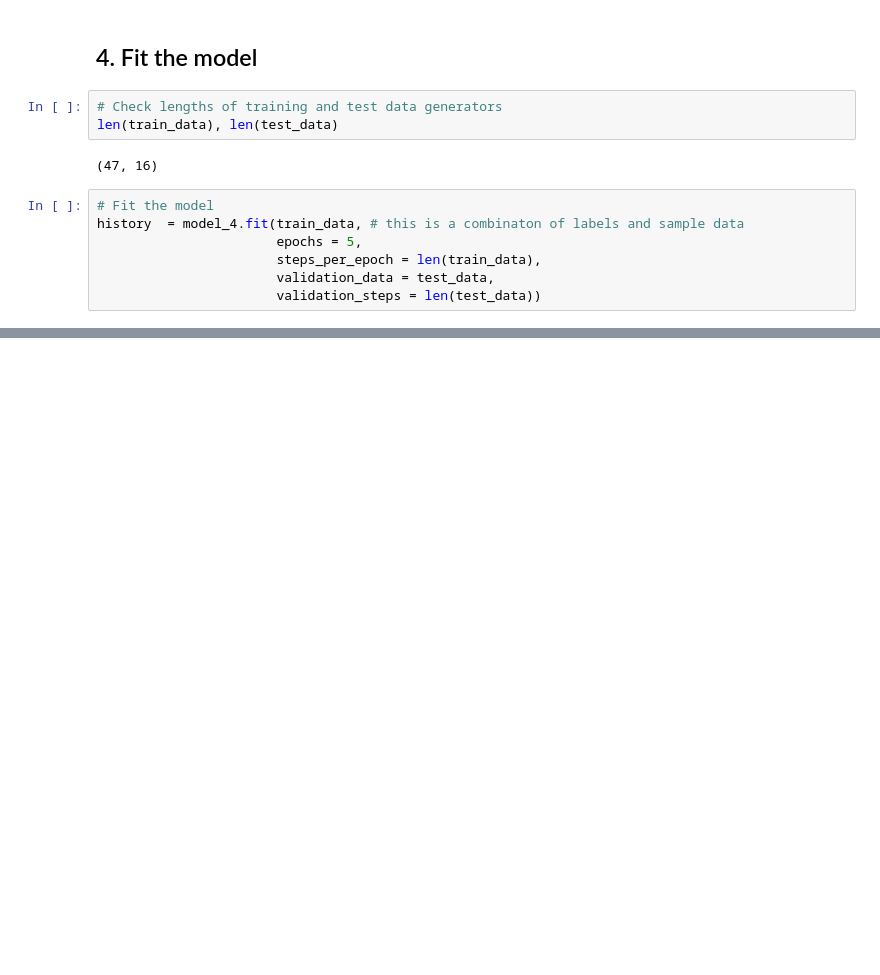
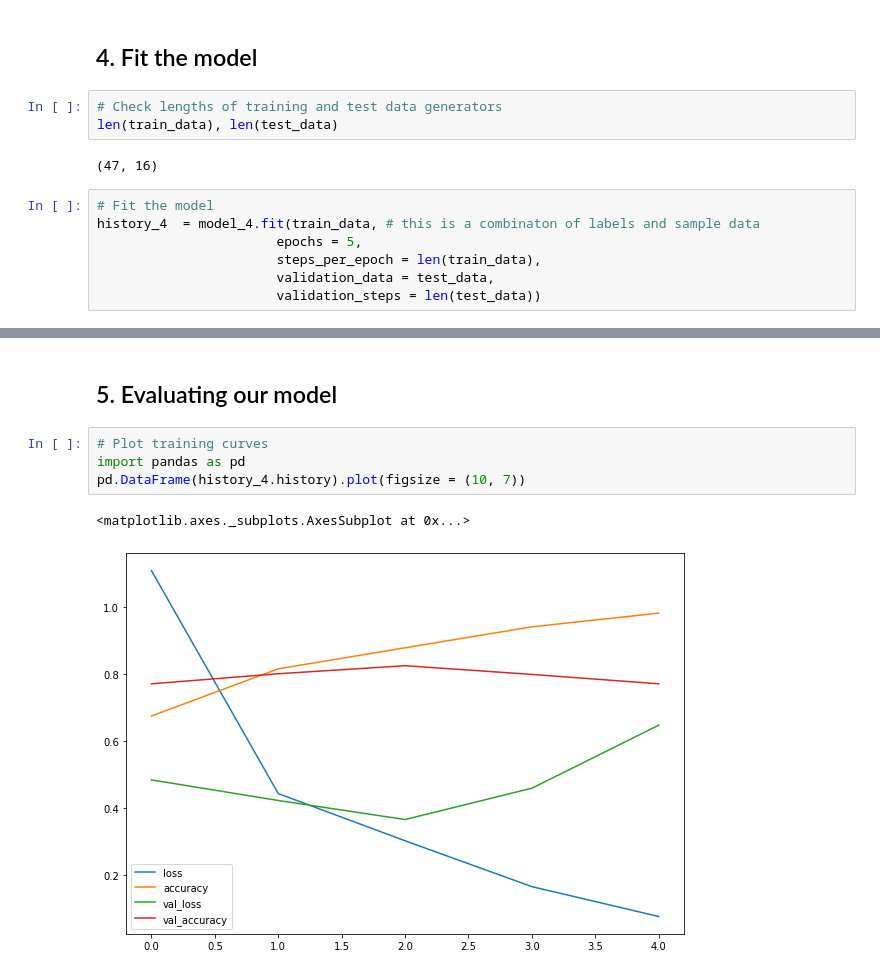
Before and after one commit to Sashank11/learn_tensorflow, a Jupyter notebook: Introduction_to_computer_vision_with_tensorflow.ipynb, the cells around one changed output, grey strips where cells are left out. Drawn from its saved outputs; the diff is of its cells as text; blank space fills up the shorter version.

Commit message:
Plot validation and training curves

```diff
--- a/Introduction_to_computer_vision_with_tensorflow.ipynb
+++ b/Introduction_to_computer_vision_with_tensorflow.ipynb
@@ -561,7 +561,7 @@ len(train_data), len(test_data)
 (47, 16)
 # %%
 # Fit the model
-history  = model_4.fit(train_data, # this is a combinaton of labels and sample data
+history_4  = model_4.fit(train_data, # this is a combinaton of labels and sample data
                        epochs = 5,
                        steps_per_epoch = len(train_data),
                        validation_data = test_data,
@@ -602,3 +602,12 @@ Total params: 31,101
 Trainable params: 31,101
 Non-trainable params: 0
 _________________________________________________________________
+# %% [markdown]
+## 5. Evaluating our model
+# %%
+# Plot training curves
+import pandas as pd
+pd.DataFrame(history_4.history).plot(figsize = (10, 7))
+# %% [output]
+<matplotlib.axes._subplots.AxesSubplot at 0x...>
+[figure, added]
```
Also changed, not shown: parts of 17 cells of this notebook.
